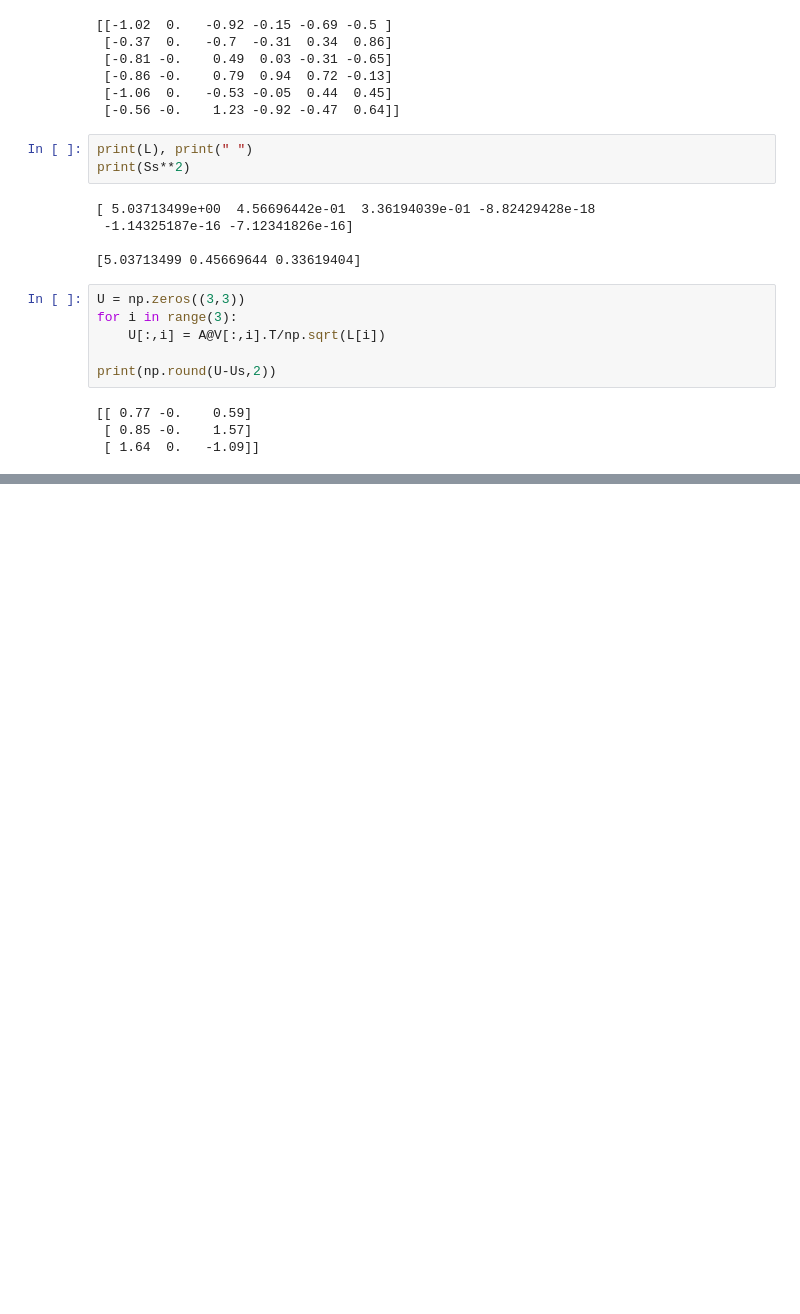
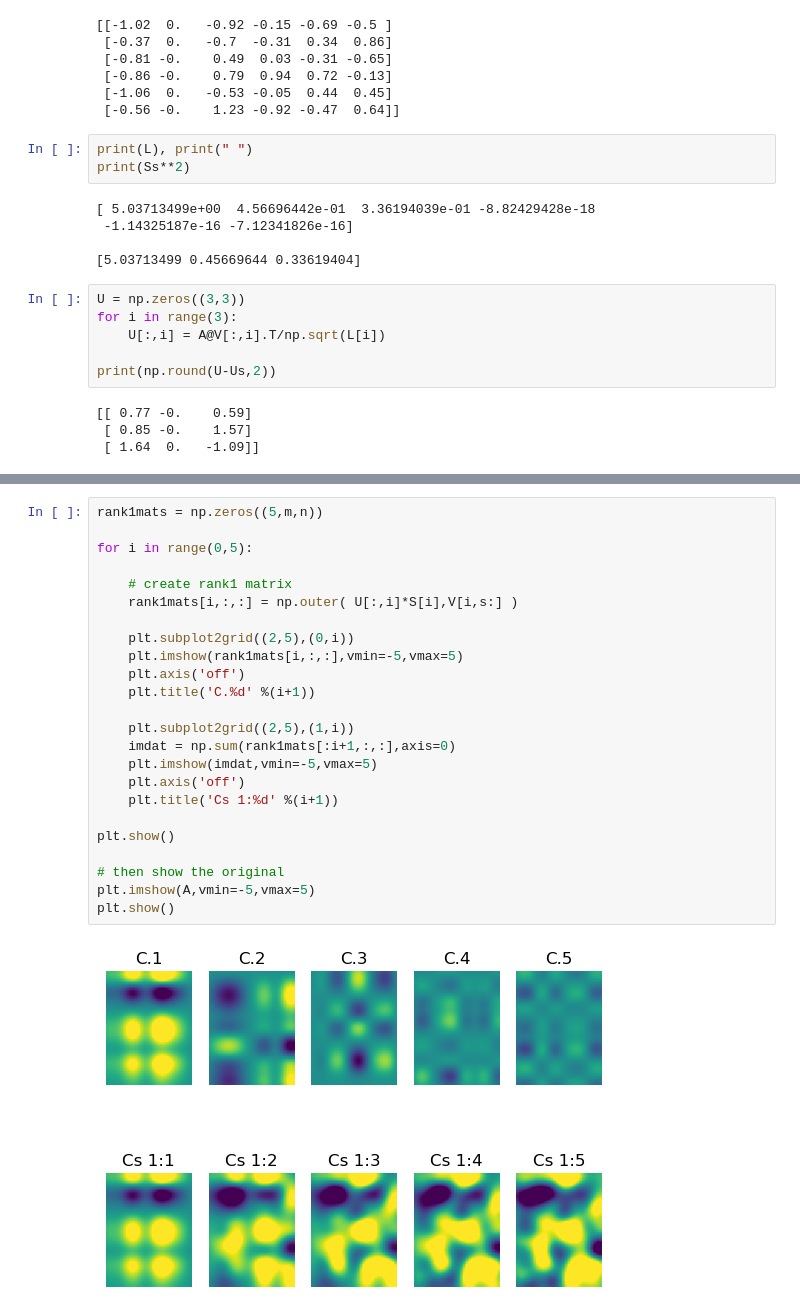
Before and after one commit to decemberkms/linear_algebra, a Jupyter notebook: singular_value_decomposition_09.ipynb, the cells around one changed output, grey strips where cells are left out. Drawn from its saved outputs; the diff is of its cells as text; blank space fills up the shorter version.

```diff
--- a/singular_value_decomposition_09.ipynb
+++ b/singular_value_decomposition_09.ipynb
@@ -192,0 +243,26 @@ print(np.round(U-Us,2))
+# %%
+rank1mats = np.zeros((5,m,n))
+
+for i in range(0,5):
+
+    # create rank1 matrix
+    rank1mats[i,:,:] = np.outer( U[:,i]*S[i],V[i,s:] )
+
+    plt.subplot2grid((2,5),(0,i))
+    plt.imshow(rank1mats[i,:,:],vmin=-5,vmax=5)
+    plt.axis('off')
+    plt.title('C.%d' %(i+1))
+
+    plt.subplot2grid((2,5),(1,i))
+    imdat = np.sum(rank1mats[:i+1,:,:],axis=0)
+    plt.imshow(imdat,vmin=-5,vmax=5)
+    plt.axis('off')
+    plt.title('Cs 1:%d' %(i+1))
+
+plt.show()
+
+# then show the original
+plt.imshow(A,vmin=-5,vmax=5)
+plt.show()
+# %% [output]
+[figure, added]
```
Also changed, not shown: parts of 8 cells of this notebook.
